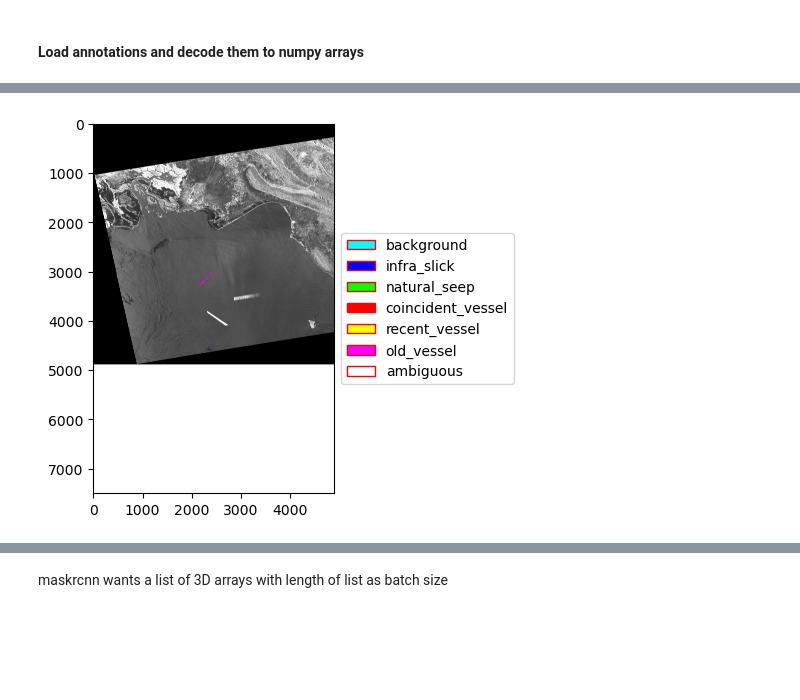
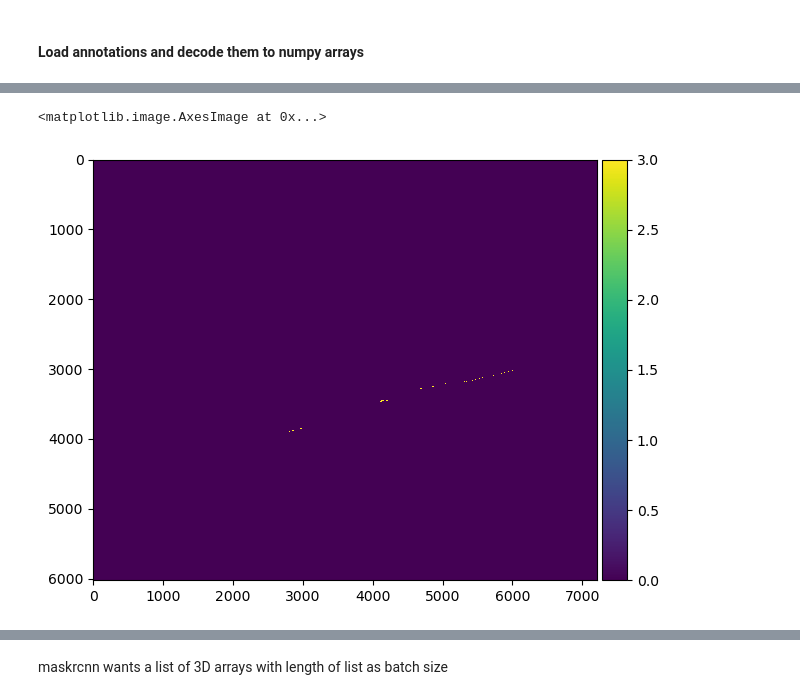
Before and after one commit to developmentseed/slickformer, a Jupyter notebook: notebooks/evaluation_mrcnn.ipynb, the cells around one changed output, grey strips where cells are left out. Cells and saved outputs as stored; diff of their text form; code cells hidden in the pictures; blank space fills up the shorter version.

```diff
--- a/notebooks/evaluation_mrcnn.ipynb
+++ b/notebooks/evaluation_mrcnn.ipynb
@@ -60,7 +44,0 @@ annotations['categories']
-# %%
-test_im_pil_channels = Image.open(test_path).split()
-
-test_im_pil_vv = test_im_pil_channels[0]
-plot.plot_instance_masks(test_path, mask_arrs, mask_cat_ids)
-# %% [output]
-[figure, removed]
@@ -74,5 +55,12 @@ source = (
 # %%
 labels = (
     labels_pipe.decode_masks()
-    .map(lambda x: x[0])
 )
+# %%
+gt_dict = next(itertools.islice(labels, 2, None))
+# %%
+import skimage.io as skio
+skio.imshow(gt_dict['masks'][0])
+# %% [output]
+<matplotlib.image.AxesImage at 0x...>
+[figure, added]
```
Also changed, not shown: parts of 34 cells of this notebook, 3 other files.
